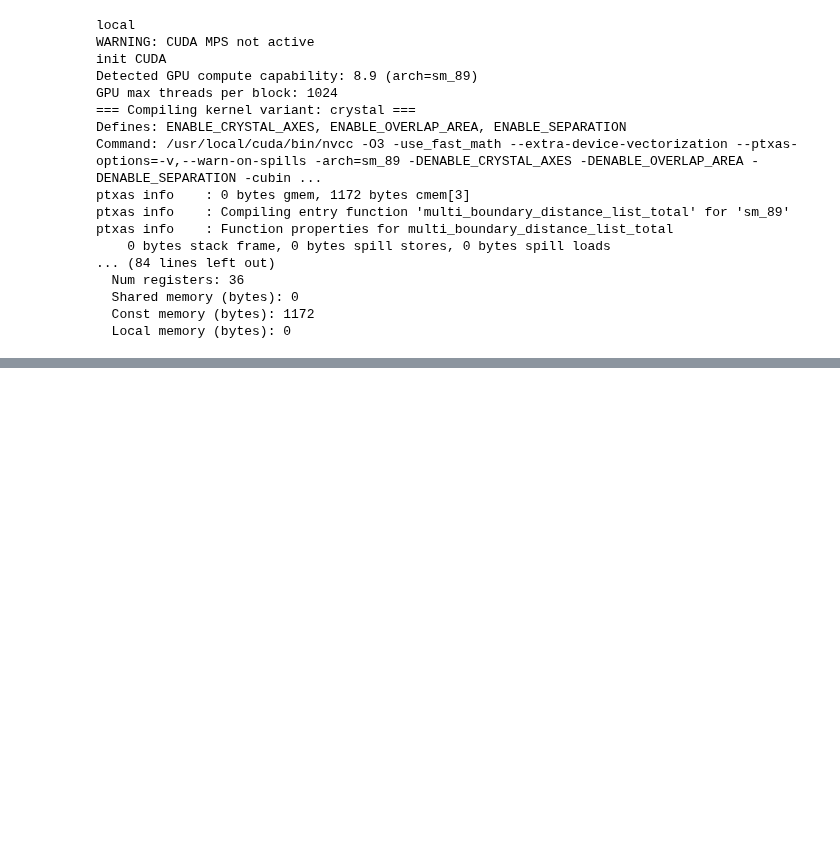
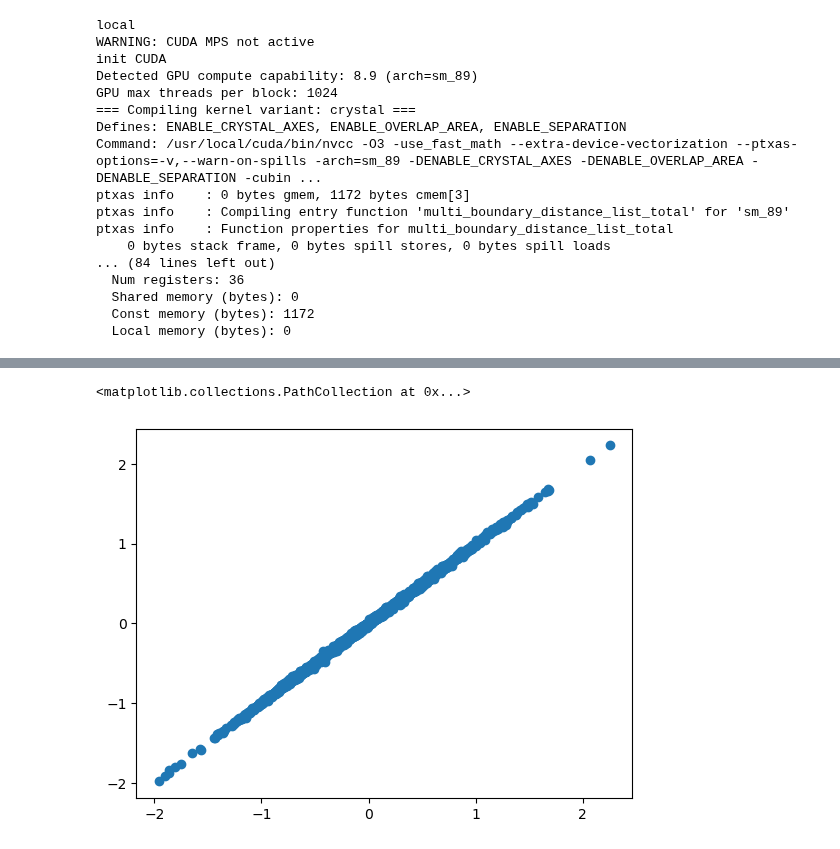
Before and after one commit to jcottaar/packing, a Jupyter notebook: analysis/test_lut.ipynb, the cells around one changed output, grey strips where cells are left out. Saved outputs shown, nothing was run; the diff lists cells and outputs as text; code cells hidden in the pictures; blank space fills up the shorter version.

```diff
--- a/analysis/test_lut.ipynb
+++ b/analysis/test_lut.ipynb
@@ -234,0 +281,5 @@ KeyboardInterrupt:
+# %%
+plt.scatter(analytical_grads, fd_grads)
+# %% [output]
+<matplotlib.collections.PathCollection at 0x...>
+[figure, added]
```
Also changed, not shown: parts of 8 cells of this notebook, 3 other files.
